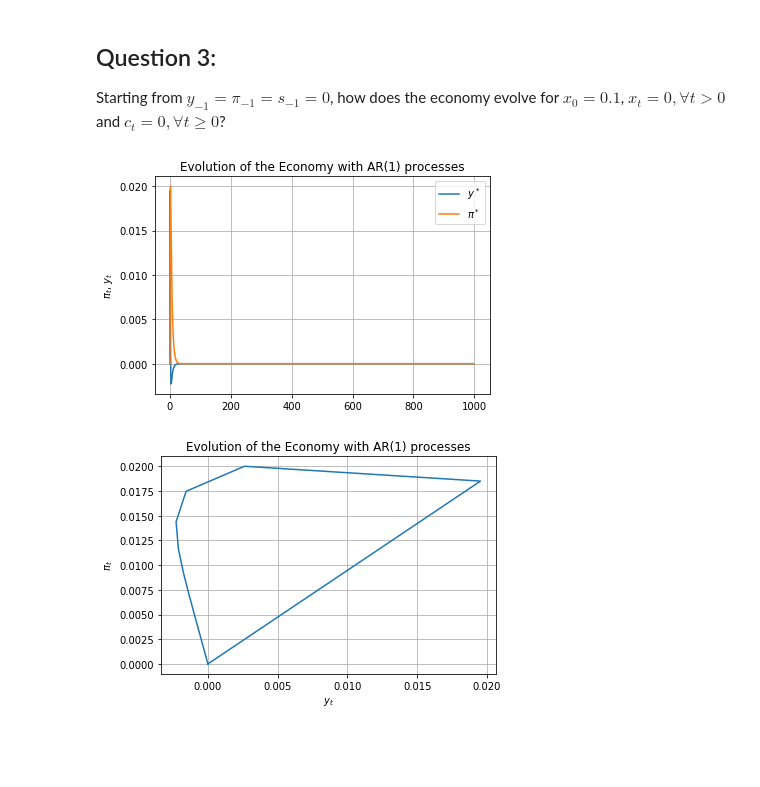
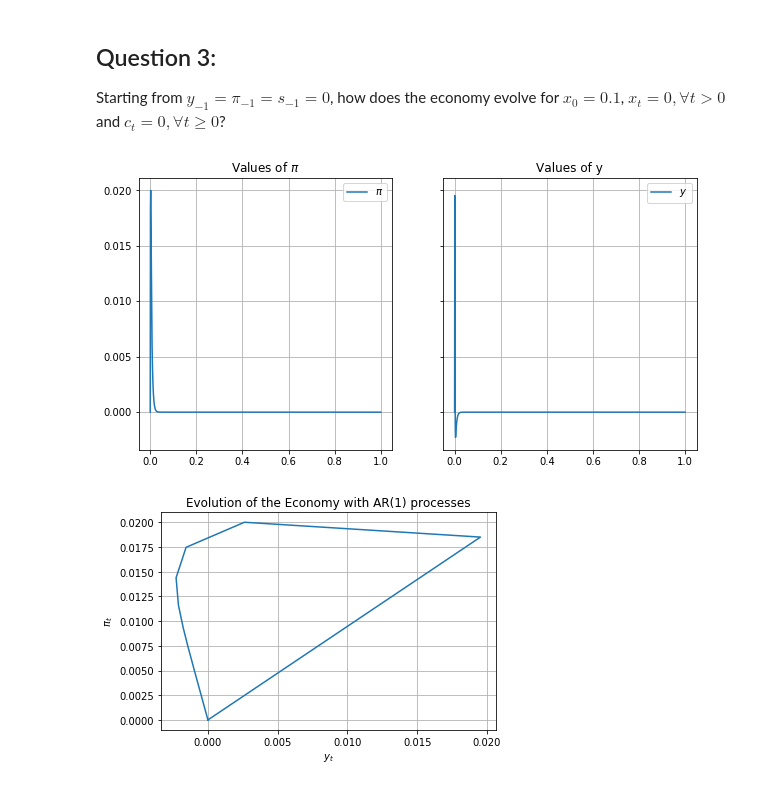
Before and after one commit to NumEconCopenhagen/projects-2019-credible-threats, a Jupyter notebook: examproject/Idaho.ipynb, the cells around one changed output. Saved outputs shown, nothing was run; the diff lists cells and outputs as text; code cells hidden in the pictures; blank space fills up the shorter version.

```diff
--- a/examproject/Idaho.ipynb
+++ b/examproject/Idaho.ipynb
@@ -295,25 +295,29 @@ def y_solve(number=num):
         pi_stars.append(pi_star_i)
 
 y_solve();
-# %%
-# Illustrating the evolution of the economy
-
-x = np.linspace(0,1000,1000)
-y_value = y_stars
-pi_value = pi_stars
-
-
-plt.plot(x,y_value, label="$y^*$")
-plt.plot(x,pi_value, label="$\pi^*$")
-plt.grid(True)
-
-plt.title("Evolution of the Economy with AR(1) processes")
-plt.ylabel('$\pi_t$, $y_t$')
-
-plt.legend()
-plt.show();
-# %% [output]
-[figure, removed]
+# %%
+# Illustrating the evolution of the economy
+
+x = np.linspace(0,1,1000)
+y_value = y_stars
+pi_value = pi_stars
+
+# Constructing graph
+f, (ax1, ax2) = plt.subplots(1, 2, sharey=True, figsize=(10,5))
+ax1.plot(x,pi_value, label='$\pi$')
+ax1.set_title('Values of $\pi$')
+# ax1.ylabel('$\pi_t$')
+ax1.grid(True)
+ax1.legend()
+ax2.plot(x,y_value, label="$y$")
+ax2.set_title('Values of y')
+# ax2.ylabel('$y_t$')
+ax2.grid(True)
+ax2.legend()
+
+plt.show();
+# %% [output]
+[figure, added]
 # %%
 # Illustrating the evolution of the economy
 x = y_stars
```
Also changed, not shown: parts of 5 cells of this notebook.
